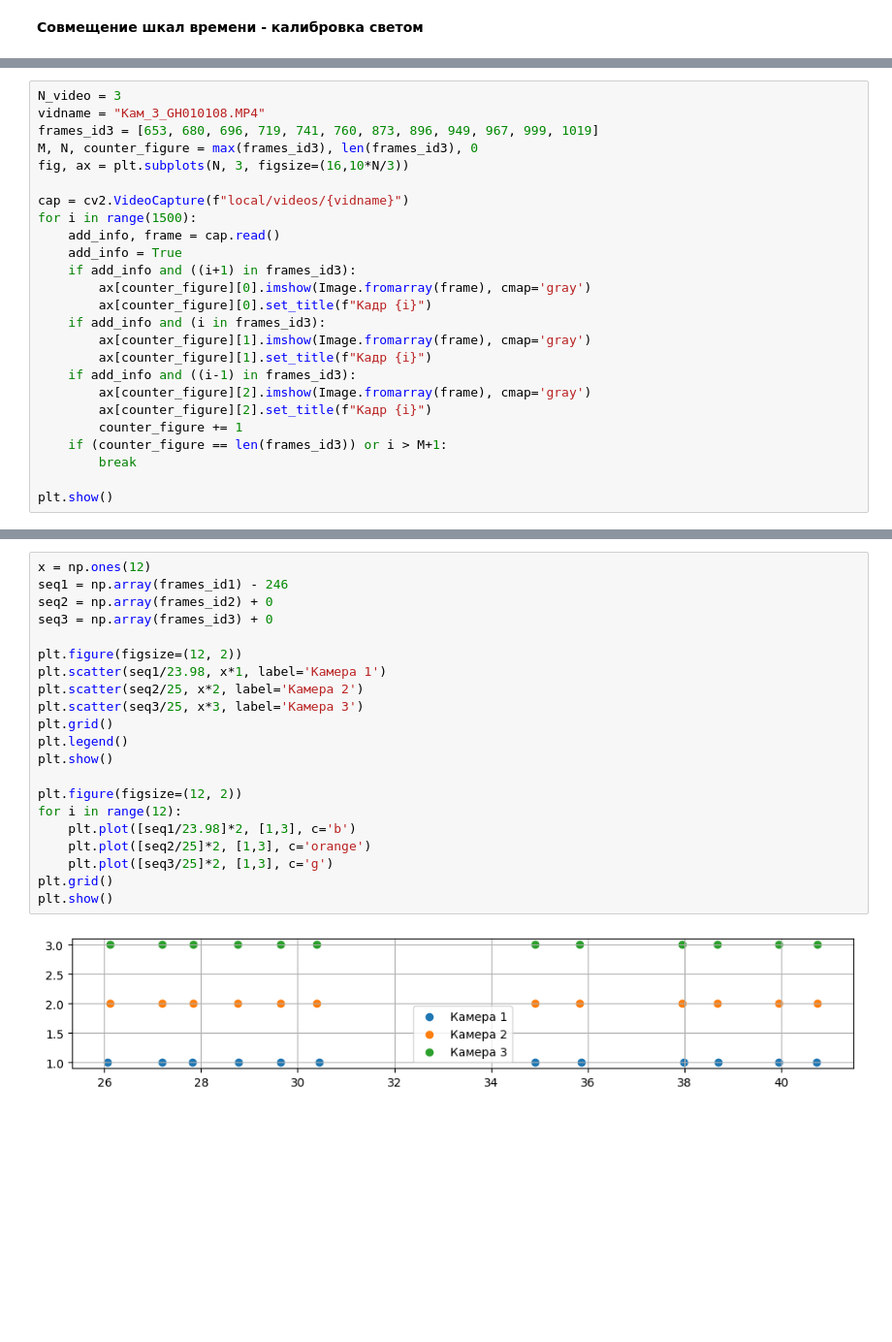
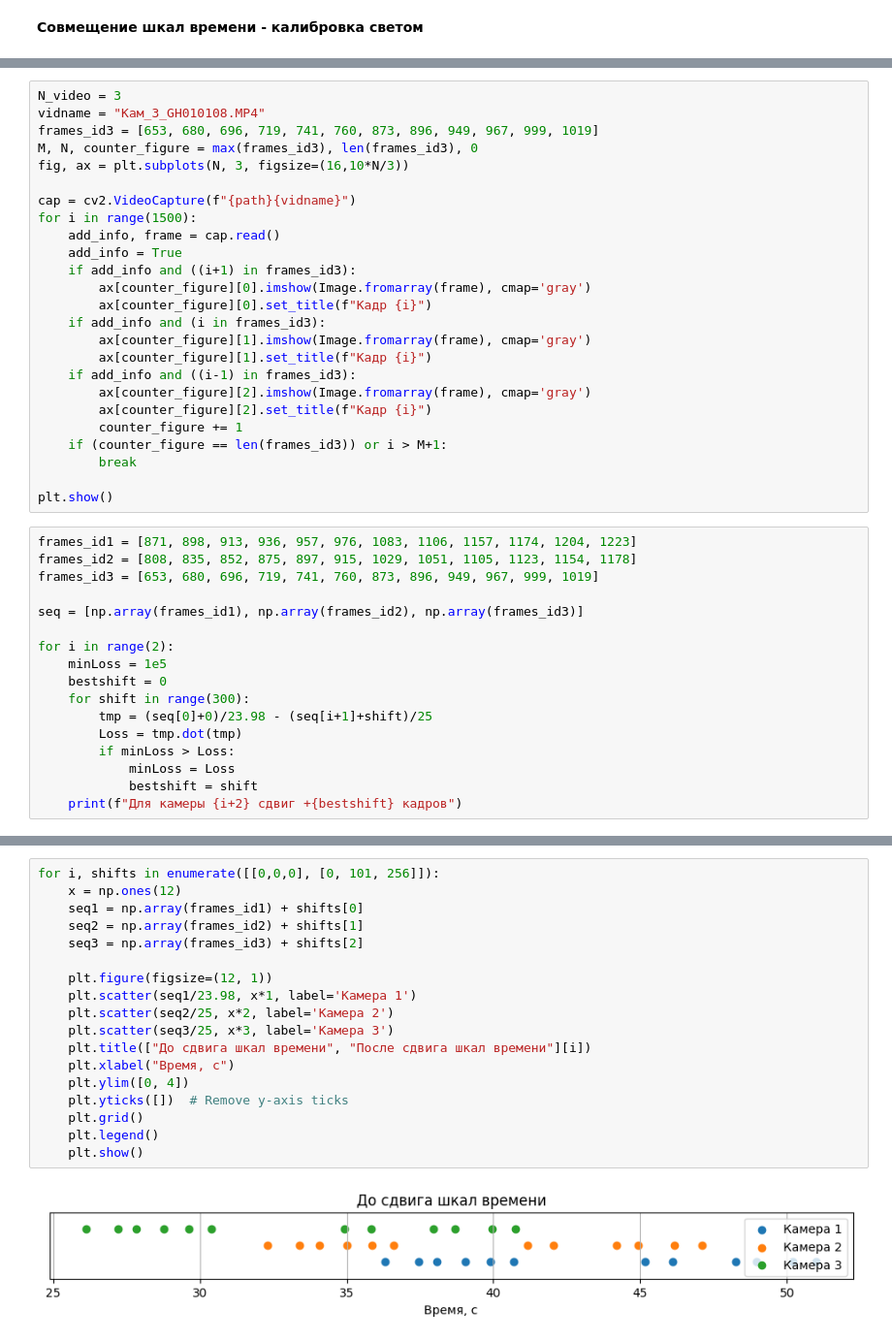
Before and after one commit to CamelCaseAverageEnjoyer/Compendium, a Jupyter notebook: MatlabCompendium/YoloOpticalNav26/PythonPreProcessing/Vid2Img.ipynb, the cells around one changed output, grey strips where cells are left out. Shown at 97% size. Saved outputs shown, nothing was run; the diff lists cells and outputs as text; blank space fills up the shorter version.

```diff
--- a/MatlabCompendium/YoloOpticalNav26/PythonPreProcessing/Vid2Img.ipynb
+++ b/MatlabCompendium/YoloOpticalNav26/PythonPreProcessing/Vid2Img.ipynb
@@ -107,7 +108,7 @@ frames_id3 = [653, 680, 696, 719, 741, 760, 873, 896, 949, 967, 999, 1019]
 M, N, counter_figure = max(frames_id3), len(frames_id3), 0
 fig, ax = plt.subplots(N, 3, figsize=(16,10*N/3))
 
-cap = cv2.VideoCapture(f"local/videos/{vidname}")
+cap = cv2.VideoCapture(f"{path}{vidname}")
 for i in range(1500):
     add_info, frame = cap.read()
     add_info = True
@@ -125,3 +126,20 @@ for i in range(1500):
         break
 
 plt.show()
+# %%
+frames_id1 = [871, 898, 913, 936, 957, 976, 1083, 1106, 1157, 1174, 1204, 1223]
+frames_id2 = [808, 835, 852, 875, 897, 915, 1029, 1051, 1105, 1123, 1154, 1178]
+frames_id3 = [653, 680, 696, 719, 741, 760, 873, 896, 949, 967, 999, 1019]
+
+seq = [np.array(frames_id1), np.array(frames_id2), np.array(frames_id3)]
+
+for i in range(2):
+    minLoss = 1e5
+    bestshift = 0
+    for shift in range(300):
+        tmp = (seq[0]+0)/23.98 - (seq[i+1]+shift)/25
+        Loss = tmp.dot(tmp)
+        if minLoss > Loss:
+            minLoss = Loss
+            bestshift = shift
+    print(f"Для камеры {i+2} сдвиг +{bestshift} кадров")
@@ -128,23 +149,20 @@ plt.show()
 # %%
-x = np.ones(12)
-seq1 = np.array(frames_id1) - 246
-seq2 = np.array(frames_id2) + 0
-seq3 = np.array(frames_id3) + 0
+for i, shifts in enumerate([[0,0,0], [0, 101, 256]]):
+    x = np.ones(12)
+    seq1 = np.array(frames_id1) + shifts[0]
+    seq2 = np.array(frames_id2) + shifts[1]
+    seq3 = np.array(frames_id3) + shifts[2]
 
-plt.figure(figsize=(12, 2))
-plt.scatter(seq1/23.98, x*1, label='Камера 1')
-plt.scatter(seq2/25, x*2, label='Камера 2')
-plt.scatter(seq3/25, x*3, label='Камера 3')
-plt.grid()
-plt.legend()
-plt.show()
-
-plt.figure(figsize=(12, 2))
-for i in range(12):
-    plt.plot([seq1/23.98]*2, [1,3], c='b')
-    plt.plot([seq2/25]*2, [1,3], c='orange')
-    plt.plot([seq3/25]*2, [1,3], c='g')
-plt.grid()
-plt.show()
+    plt.figure(figsize=(12, 1))
+    plt.scatter(seq1/23.98, x*1, label='Камера 1')
+    plt.scatter(seq2/25, x*2, label='Камера 2')
+    plt.scatter(seq3/25, x*3, label='Камера 3')
+    plt.title(["До сдвига шкал времени", "После сдвига шкал времени"][i])
+    plt.xlabel("Время, с")
+    plt.ylim([0, 4])
+    plt.yticks([])  # Remove y-axis ticks
+    plt.grid()
+    plt.legend()
+    plt.show()
 # %% [output]
-[figure, old version]
+[figure, new version]
```
Also changed, not shown: parts of 11 cells of this notebook, 7 other files.
